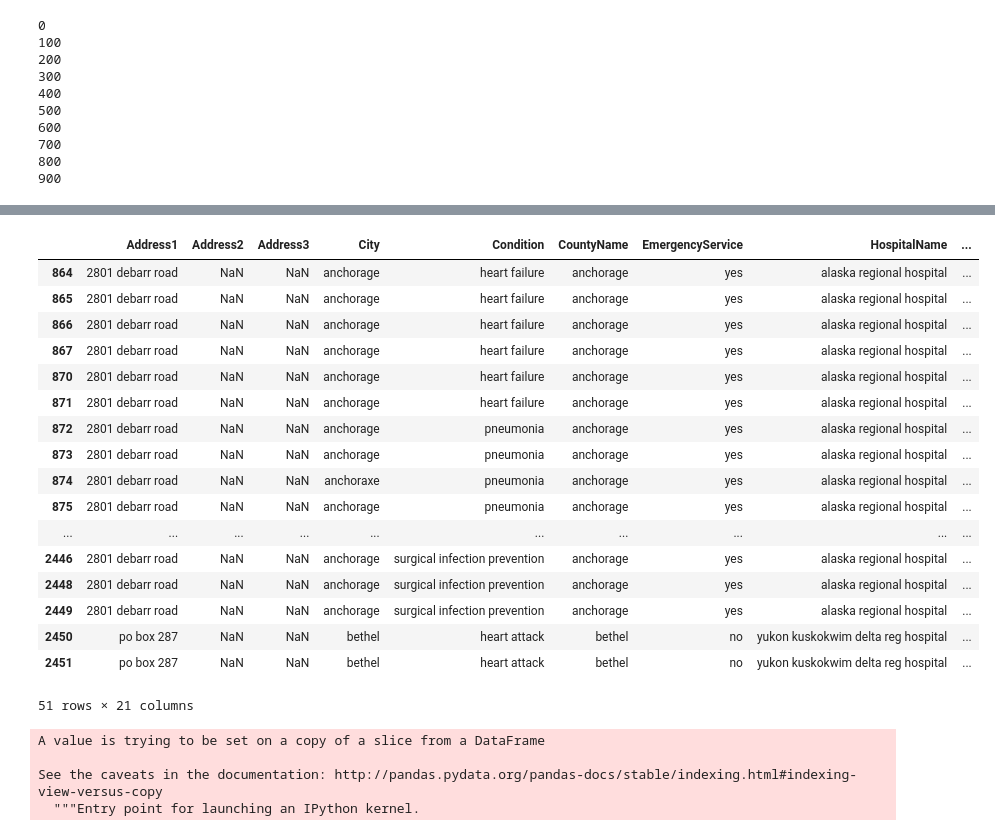
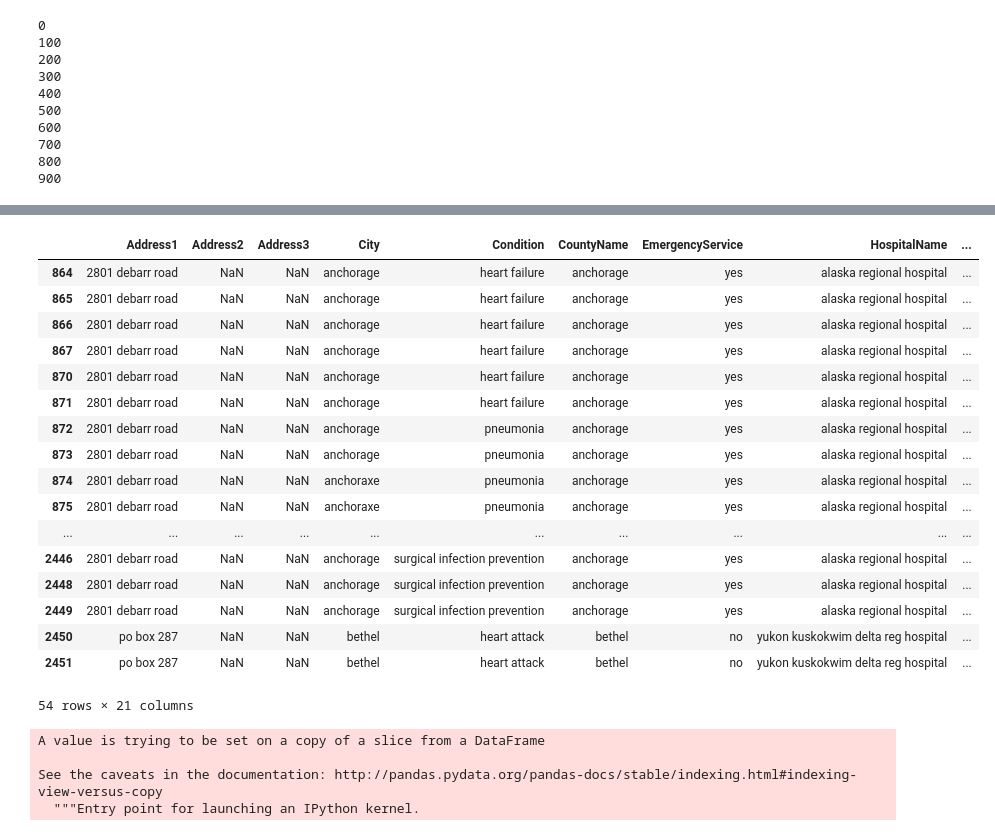
Before and after one commit to JayLi2018/holoclean, a Jupyter notebook: Rule_Responsibility_For_Holoclean.ipynb, the cells around one changed output, grey strips where cells are left out. Saved outputs shown, nothing was run; the diff lists cells and outputs as text; code cells hidden in the pictures.

```diff
--- a/Rule_Responsibility_For_Holoclean.ipynb
+++ b/Rule_Responsibility_For_Holoclean.ipynb
@@ -255,24 +206,24 @@ wrong_dict
 # %%
-wrong_cities=df_union_before_and_after[df_union_before_and_after['_tid_'].isin(wrong_dict['Stateavg'])]
+wrong_stateavg=df_union_before_and_after[df_union_before_and_after['_tid_'].isin(wrong_dict['Stateavg'])]
 # %%
-wrong_cities
+wrong_stateavg
 # %% [output]
 |  | Address1 | Address2 | Address3 | City | Condition | CountyName | EmergencyService | HospitalName | ... |
 | 864 | 2801 debarr road | NaN | NaN | anchorage | heart failure | anchorage | yes | alaska regional hospital | ... |
 | 865 | 2801 debarr road | NaN | NaN | anchorage | heart failure | anchorage | yes | alaska regional hospital | ... |
 | 866 | 2801 debarr road | NaN | NaN | anchorage | heart failure | anchorage | yes | alaska regional hospital | ... |
 | 867 | 2801 debarr road | NaN | NaN | anchorage | heart failure | anchorage | yes | alaska regional hospital | ... |
 | 870 | 2801 debarr road | NaN | NaN | anchorage | heart failure | anchorage | yes | alaska regional hospital | ... |
 | 871 | 2801 debarr road | NaN | NaN | anchorage | heart failure | anchorage | yes | alaska regional hospital | ... |
 | 872 | 2801 debarr road | NaN | NaN | anchorage | pneumonia | anchorage | yes | alaska regional hospital | ... |
 | 873 | 2801 debarr road | NaN | NaN | anchorage | pneumonia | anchorage | yes | alaska regional hospital | ... |
 | 874 | 2801 debarr road | NaN | NaN | anchoraxe | pneumonia | anchorage | yes | alaska regional hospital | ... |
-| 875 | 2801 debarr road | NaN | NaN | anchorage | pneumonia | anchorage | yes | alaska regional hospital | ... |
+| 875 | 2801 debarr road | NaN | NaN | anchoraxe | pneumonia | anchorage | yes | alaska regional hospital | ... |
 | ... | ... | ... | ... | ... | ... | ... | ... | ... | ... |
 | 2446 | 2801 debarr road | NaN | NaN | anchorage | surgical infection prevention | anchorage | yes | alaska regional hospital | ... |
 | 2448 | 2801 debarr road | NaN | NaN | anchorage | surgical infection prevention | anchorage | yes | alaska regional hospital | ... |
 | 2449 | 2801 debarr road | NaN | NaN | anchorage | surgical infection prevention | anchorage | yes | alaska regional hospital | ... |
 | 2450 | po box 287 | NaN | NaN | bethel | heart attack | bethel | no | yukon kuskokwim delta reg hospital | ... |
 | 2451 | po box 287 | NaN | NaN | bethel | heart attack | bethel | no | yukon kuskokwim delta reg hospital | ... |
-51 rows × 21 columns
+54 rows × 21 columns
 # %%
```
Also changed, not shown: parts of 22 cells of this notebook, 15 other files.
